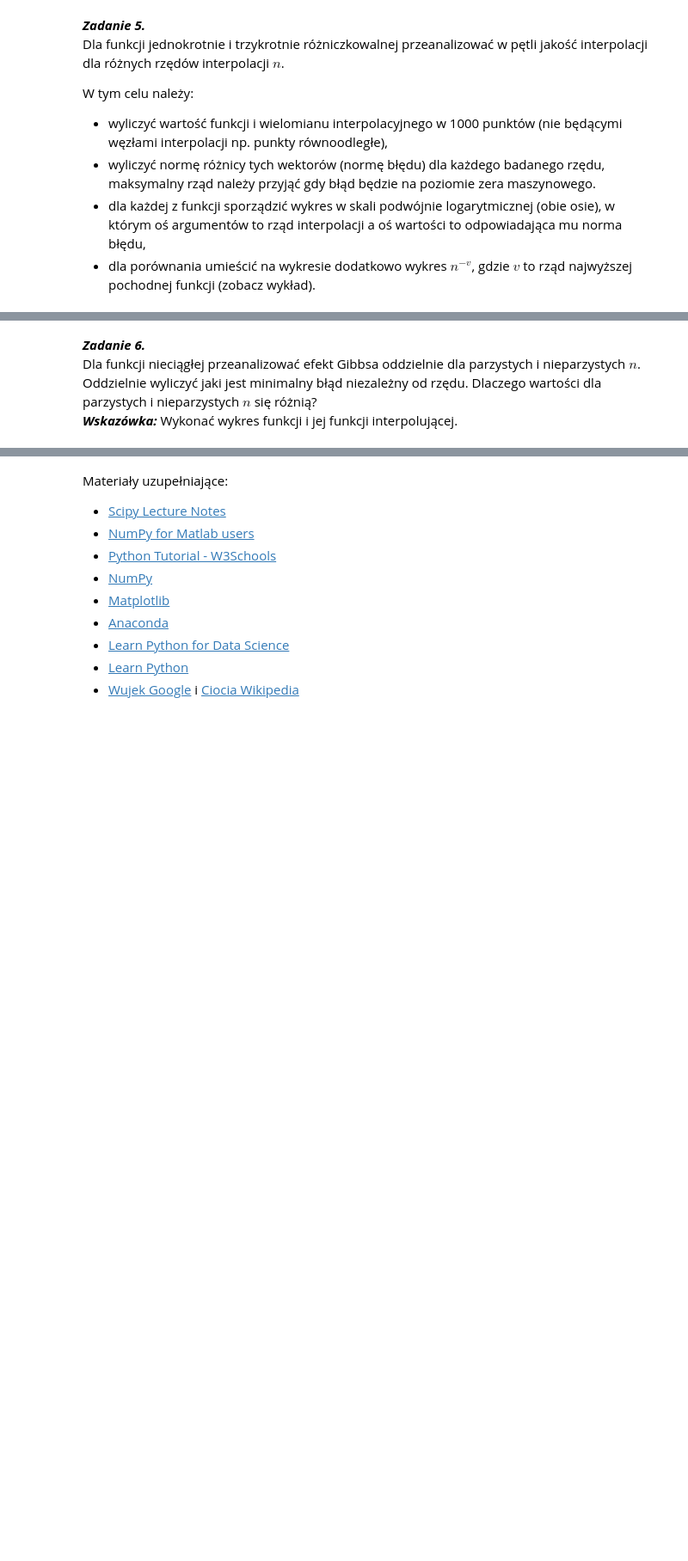
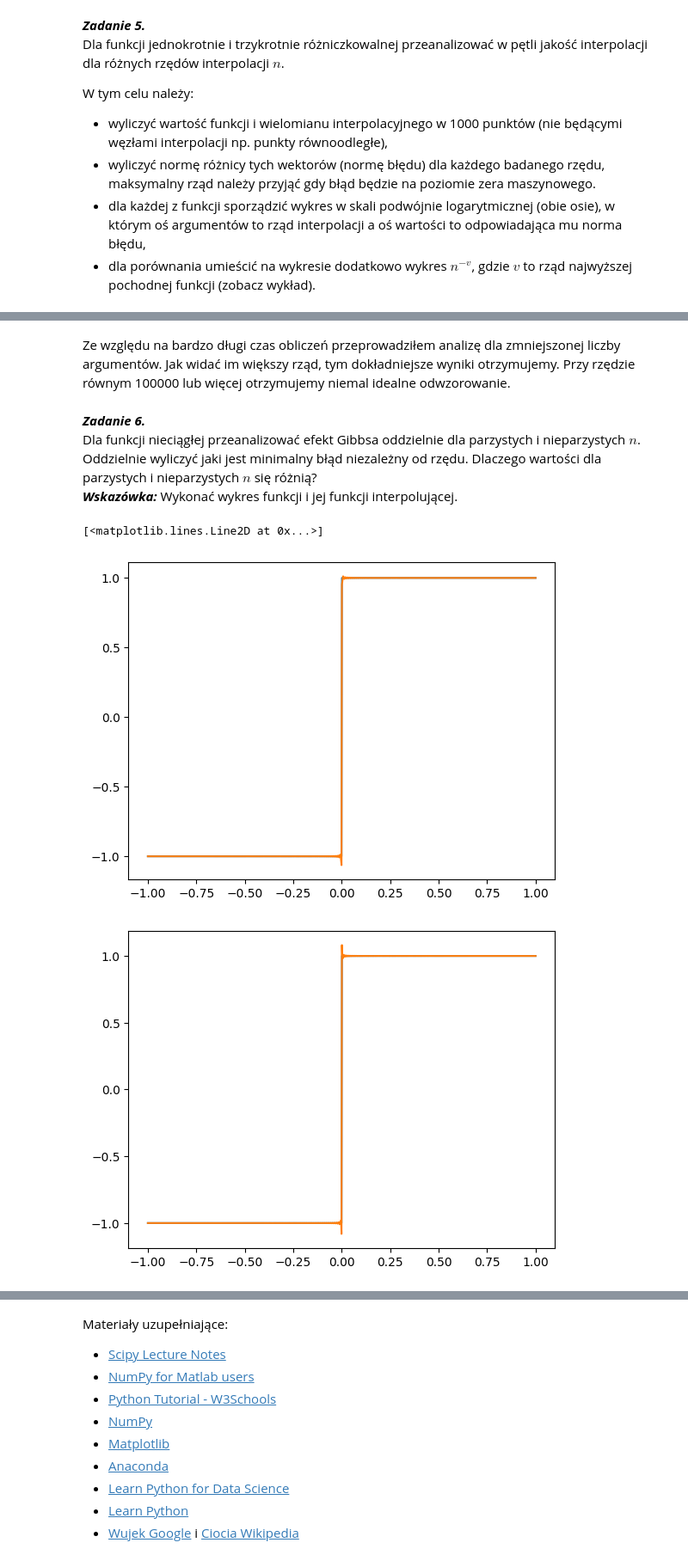
Before and after one commit to KAIR-ISZ-MN-2023-RM/laboratorium-9-MichalFurgala, a Jupyter notebook: sprawozdanie.ipynb, the cells around one changed output, grey strips where cells are left out. Shown: that part at 86% size. Cells and saved outputs as stored; diff of their text form; code cells hidden in the pictures; blank space fills up the shorter version.

```diff
--- a/sprawozdanie.ipynb
+++ b/sprawozdanie.ipynb
@@ -100,5 +366,36 @@ W tym celu należy:
+# %% [markdown]
+Ze względu na bardzo długi czas obliczeń przeprowadziłem analizę dla zmniejszonej liczby argumentów. Jak widać im większy rząd, tym dokładniejsze wyniki otrzymujemy. Przy rzędzie równym 100000 lub więcej otrzymujemy niemal idealne odwzorowanie.
 # %% [markdown]
 ***Zadanie 6.***
 Dla funkcji nieciągłej przeanalizować efekt Gibbsa
 oddzielnie dla parzystych i nieparzystych $n$. Oddzielnie wyliczyć jaki jest minimalny błąd niezależny od rzędu. Dlaczego wartości dla parzystych i nieparzystych $n$ się różnią?
 ***Wskazówka:*** Wykonać wykres funkcji i jej funkcji interpolującej.
+# %%
+from main import nieciagla
+x = np.linspace(-1, 1, 1000)
+
+arg = 10000
+
+xi = chebyshev_nodes(arg)
+
+yi = nieciagla(xi)
+
+ywb = barycentric_interpolate(xi, yi, x)
+plt.figure(0)
+plt.plot(x, nieciagla(x))
+plt.plot(x, ywb)
+
+arg = 10001
+
+xi = chebyshev_nodes(arg)
+
+yi = nieciagla(xi)
+
+ywb = barycentric_interpolate(xi, yi, x)
+plt.figure(1)
+plt.plot(x, nieciagla(x))
+plt.plot(x, ywb)
+# %% [output]
+[<matplotlib.lines.Line2D at 0x...>]
+[figure, added]
+[figure, added]
```
Also changed, not shown: parts of 8 cells of this notebook, 1 other file.
